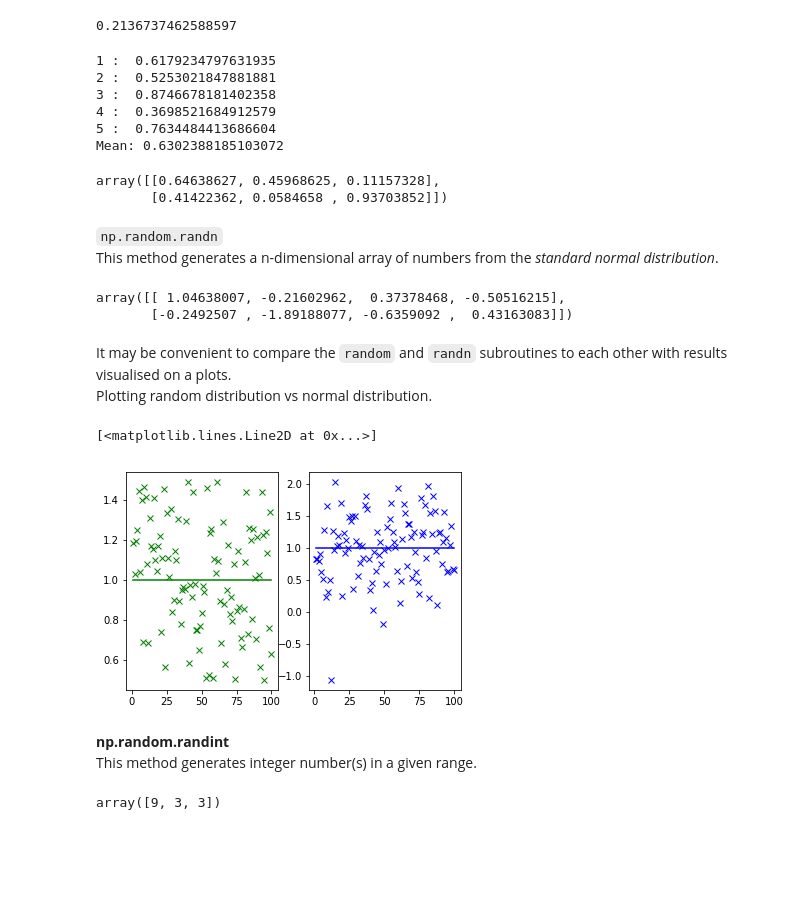
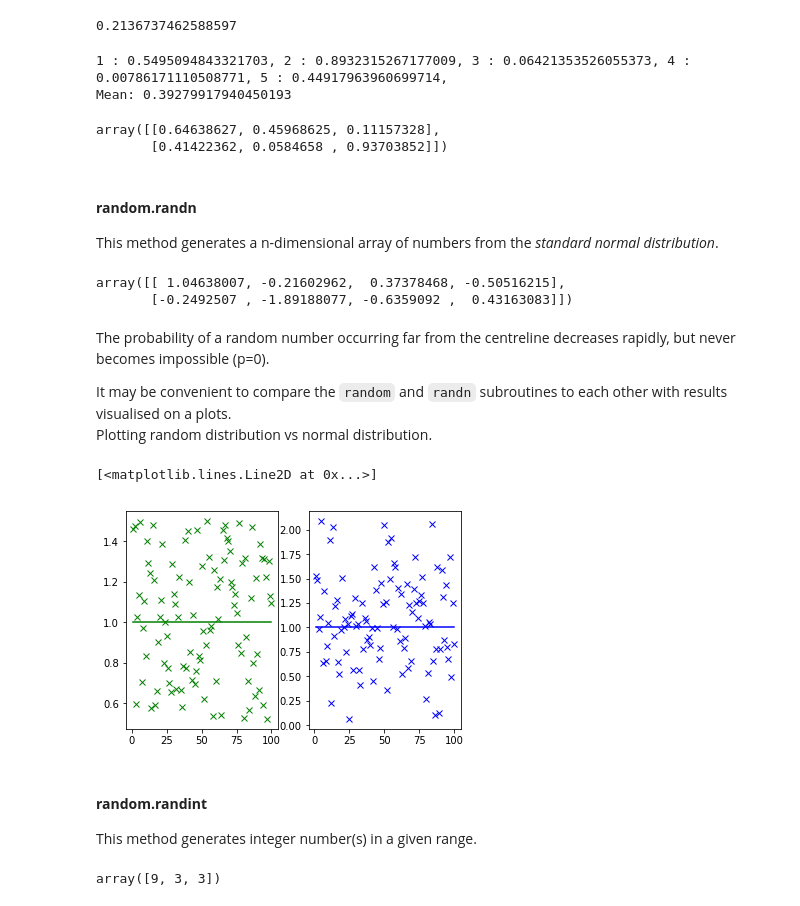
Before and after one commit to andkoc001/fun-with-numpy-random, a Jupyter notebook: exploring-random-numpy.ipynb, the cells around one changed output. Drawn from its saved outputs; the diff is of its cells as text; code cells hidden in the pictures; blank space fills up the shorter version.

```diff
--- a/exploring-random-numpy.ipynb
+++ b/exploring-random-numpy.ipynb
@@ -72,15 +75,11 @@ sum = 0
 for i in range(5):
     x = np.random.random()
     sum = sum + x
-    print(i+1,": ",x)
-print("Mean:",sum/5)
+    print(i+1,":",x, end=", ")
+print("\nMean:",sum/5)
 # %% [output]
-1 :  0.6179234797631935
-2 :  0.5253021847881881
-3 :  0.8746678181402358
-4 :  0.3698521684912579
-5 :  0.7634484413686604
-Mean: 0.6302388185103072
+1 : 0.5495094843321703, 2 : 0.8932315267177009, 3 : 0.06421353526055373, 4 : 0.00786171110508771, 5 : 0.44917963960699714,
+Mean: 0.39279917940450193
 # %%
 # get a n-dimensional array (ndarray) of random numbers on [0,1); when no value is parsed, it returns a simple float number
 np.random.random((2,3)) # double brackets, because this method takes a single value only - in this case a tuple
@@ -88,7 +87,7 @@ np.random.random((2,3)) # double brackets, because this method takes a single va
 array([[0.64638627, 0.45968625, 0.11157328],
        [0.41422362, 0.0584658 , 0.93703852]])
 # %% [markdown]
-`np.random.randn`
+#### **random.randn**
 This method generates a n-dimensional array of numbers from the _standard normal distribution_.
 # %%
 np.random.randn(2, 4)
@@ -96,27 +95,37 @@ np.random.randn(2, 4)
 array([[ 1.04638007, -0.21602962,  0.37378468, -0.50516215],
        [-0.2492507 , -1.89188077, -0.6359092 ,  0.43163083]])
 # %% [markdown]
+The probability of a random number occurring far from the centreline decreases rapidly, but never becomes impossible (p=0).
+
 It may be convenient to compare the `random` and `randn` subroutines to each other with results visualised on a plots.
 Plotting random distribution vs normal distribution.
 # %%
 x = np.arange(0.0, 101, 1) # set range of x values for plotting
+
+# horizontal lines
 y1 = x/x # constant horizontal line against x - will be used as a baseline for showing random noise
 y2 = x/x # - will be used as a baseline for showing normal noise
-noise_random = np.random.random(size=(len(x)))-0.5 # random noise in on (0,1] and offset by0.5 in order to centralise about the base line
+
+# random data points
+noise_uniform = np.random.random(size=(len(x)))-0.5 # random (uniform) noise in on (0,1] and offset by0.5 in order to centralise about the base line, at y=1
 noise_normal = np.random.normal(0.0, 0.5, len(x)) # normal distribution of noise
 
+# Uniform distribution
 plt.subplot(1, 2, 1)
-plt.plot(x, y1, 'g-') # baseline for random distribution noise
-plt.plot(x, y1 + noise_random, 'gx') # green x-es denote random noise value for each sample
+plt.plot(x, y1, 'g-') # baseline for uniform distribution noise
+plt.plot(x, y1 + noise_uniform, 'gx') # green x-es denote random noise value for each sample
 
+# Normal distribution
 plt.subplot(1, 2, 2)
 plt.plot(x, y2, 'b-') # baseline for normal distribution noise
 plt.plot(x, y2 + noise_normal, 'bx') # blue x-es denote normal noise value for each sample
+
+# Note there are different y-axis ranges for the below plots
 # %% [output]
 [<matplotlib.lines.Line2D at 0x...>]
-[figure, old version]
+[figure, new version]
 # %% [markdown]
-**np.random.randint**
+#### **random.randint**
 This method generates integer number(s) in a given range.
 # %%
 np.random.randint(1,11, size=3) # 3 random integers in range (1,10) - inclusive
```
Also changed, not shown: parts of 15 cells of this notebook.
